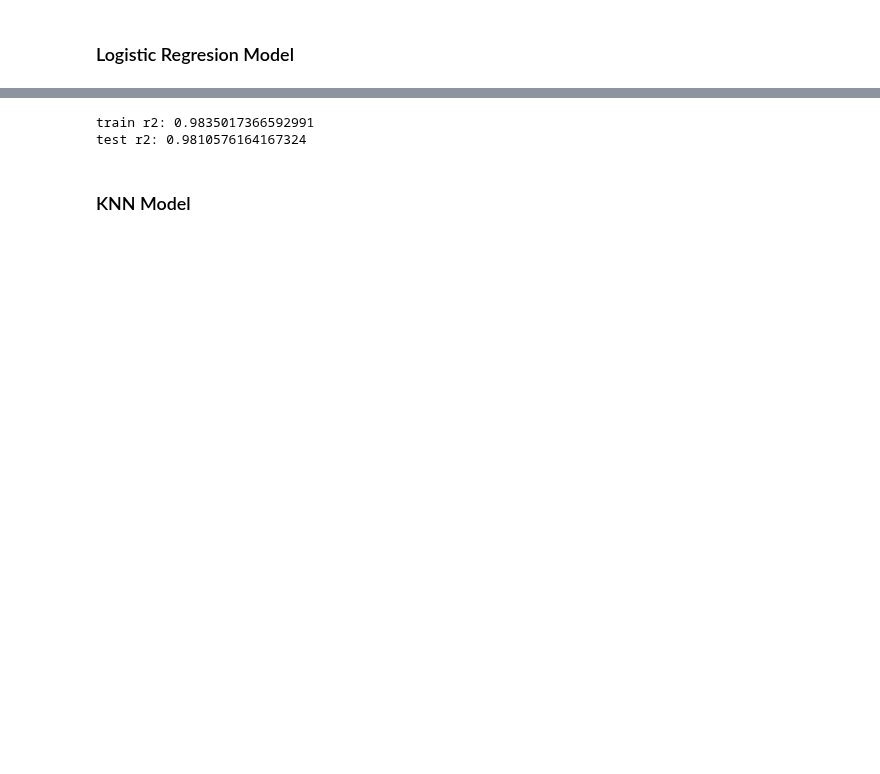
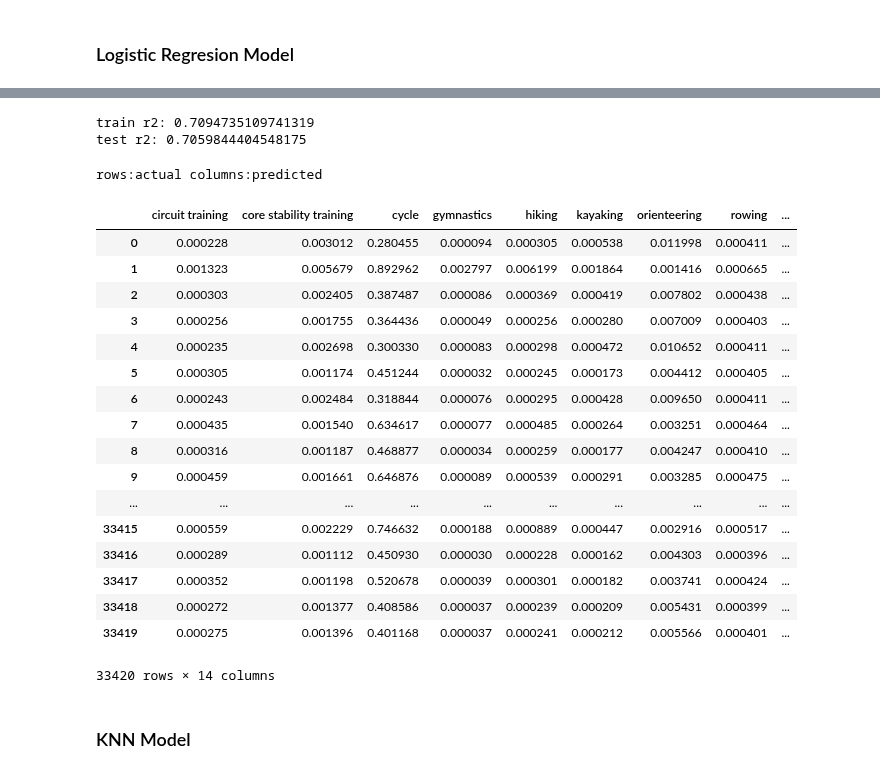
Before and after one commit to cheekeet86/project-capstone, a Jupyter notebook: code/3_model_fitrec.ipynb, the cells around one changed output, grey strips where cells are left out. Drawn from its saved outputs; the diff is of its cells as text; code cells hidden in the pictures; blank space fills up the shorter version.

```diff
--- a/code/3_model_fitrec.ipynb
+++ b/code/3_model_fitrec.ipynb
@@ -254,14 +271,41 @@ logreg.fit(X_train, y_train)
 print("train r2:",logreg.score(X_train, y_train))
 print("test r2:",logreg.score(X_test, y_test))
 
-# validate model
-y_pred = logreg.predict(X_test)
-
 # train r2: 0.6561339556433755
 # test r2: 0.6566573926868045
 # %% [output]
-train r2: 0.9835017366592991
-test r2: 0.9810576164167324
+train r2: 0.7094735109741319
+test r2: 0.7059844404548175
+# %%
+# confusion matrix
+print('rows:actual columns:predicted')
+
+#y_pred = logreg.predict(X_test)
+#cm = confusion_matrix(y_test, y_pred)
+#pd.DataFrame(data=cm, columns=le.classes_, index=le.classes_)
+
+y_pred = logreg.predict_proba(X_test)
+pd.DataFrame(y_pred,columns=le.classes_)
+# %% [output]
+rows:actual columns:predicted
+|  | circuit training | core stability training | cycle | gymnastics | hiking | kayaking | orienteering | rowing | ... |
+| 0 | 0.000228 | 0.003012 | 0.280455 | 0.000094 | 0.000305 | 0.000538 | 0.011998 | 0.000411 | ... |
+| 1 | 0.001323 | 0.005679 | 0.892962 | 0.002797 | 0.006199 | 0.001864 | 0.001416 | 0.000665 | ... |
+| 2 | 0.000303 | 0.002405 | 0.387487 | 0.000086 | 0.000369 | 0.000419 | 0.007802 | 0.000438 | ... |
+| 3 | 0.000256 | 0.001755 | 0.364436 | 0.000049 | 0.000256 | 0.000280 | 0.007009 | 0.000403 | ... |
+| 4 | 0.000235 | 0.002698 | 0.300330 | 0.000083 | 0.000298 | 0.000472 | 0.010652 | 0.000411 | ... |
+| 5 | 0.000305 | 0.001174 | 0.451244 | 0.000032 | 0.000245 | 0.000173 | 0.004412 | 0.000405 | ... |
+| 6 | 0.000243 | 0.002484 | 0.318844 | 0.000076 | 0.000295 | 0.000428 | 0.009650 | 0.000411 | ... |
+| 7 | 0.000435 | 0.001540 | 0.634617 | 0.000077 | 0.000485 | 0.000264 | 0.003251 | 0.000464 | ... |
+| 8 | 0.000316 | 0.001187 | 0.468877 | 0.000034 | 0.000259 | 0.000177 | 0.004247 | 0.000410 | ... |
+| 9 | 0.000459 | 0.001661 | 0.646876 | 0.000089 | 0.000539 | 0.000291 | 0.003285 | 0.000475 | ... |
+| ... | ... | ... | ... | ... | ... | ... | ... | ... | ... |
+| 33415 | 0.000559 | 0.002229 | 0.746632 | 0.000188 | 0.000889 | 0.000447 | 0.002916 | 0.000517 | ... |
+| 33416 | 0.000289 | 0.001112 | 0.450930 | 0.000030 | 0.000228 | 0.000162 | 0.004303 | 0.000396 | ... |
+| 33417 | 0.000352 | 0.001198 | 0.520678 | 0.000039 | 0.000301 | 0.000182 | 0.003741 | 0.000424 | ... |
+| 33418 | 0.000272 | 0.001377 | 0.408586 | 0.000037 | 0.000239 | 0.000209 | 0.005431 | 0.000399 | ... |
+| 33419 | 0.000275 | 0.001396 | 0.401168 | 0.000037 | 0.000241 | 0.000212 | 0.005566 | 0.000401 | ... |
+33420 rows × 14 columns
 # %% [markdown]
 ### KNN Model
 # %%
```
Also changed, not shown: parts of 31 cells of this notebook, 1 other file.
